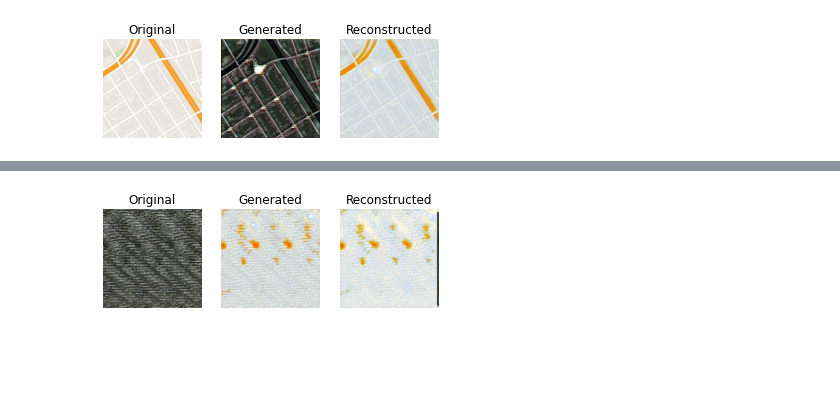
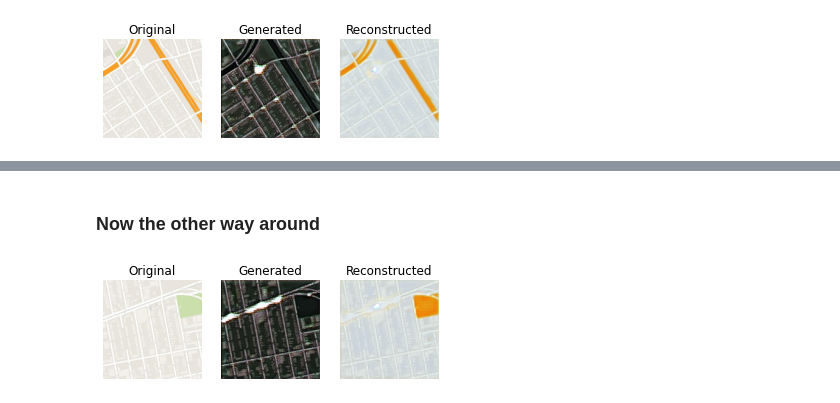
Before and after one commit to JunaedYounusKhan51/ENEL645, a Jupyter notebook: Assignment-3/cyclegan.ipynb, the cells around one changed output, grey strips where cells are left out. Saved outputs shown, nothing was run; the diff lists cells and outputs as text; code cells hidden in the pictures; blank space fills up the shorter version.

```diff
--- a/Assignment-3/cyclegan.ipynb
+++ b/Assignment-3/cyclegan.ipynb
@@ -564,0 +590,17 @@ show_plot(B_real, A_generated, B_reconstructed)
+# %%
+def show_plot(imagesX, imagesY1, imagesY2):
+	images = np.vstack((imagesX, imagesY1, imagesY2))
+	titles = ['Original', 'Generated', 'Reconstructed']
+	images = (images + 1) / 2.0
+
+	for i in range(len(images)):
+		plt.subplot(1, len(images), 1 + i)
+		plt.axis('off')
+		plt.imshow(images[i])
+		plt.title(titles[i])
+	plt.show()
+# %%
+# load the models
+custom_objs = {'InstanceNormalization': InstanceNormalization}
+model_AtoB = keras.models.load_model('maps_cyclegan_AtoB_005480.h5', custom_objs)
+model_BtoA = keras.models.load_model('maps_cyclegan_BtoA_005480.h5', custom_objs)
@@ -564,0 +618,12 @@ show_plot(B_real, A_generated, B_reconstructed)
+# %%
+TEST_IMG_PATH = 'datapath/maps/testA/1_A.jpg'
+test_image = keras.preprocessing.image.load_img(TEST_IMG_PATH)
+test_image = keras.preprocessing.image.img_to_array(test_image)
+test_image = keras.preprocessing.image.smart_resize(test_image, (256, 256), interpolation='bilinear')
+test_image_input = np.array([test_image])  # Convert single image to a batch.
+test_image_input = (test_image_input - 127.5) / 127.5
+
+# plot A->B->A
+monet_generated = model_AtoB.predict(test_image_input)
+photo_reconstructed = model_BtoA.predict(monet_generated)
+show_plot(test_image_input, monet_generated, photo_reconstructed)
@@ -565,14 +632,16 @@ show_plot(B_real, A_generated, B_reconstructed)
+# %% [markdown]
+### Now the other way around
 # %%
-#Load a single custom image
-test_image = keras.preprocessing.image.load_img('datapath/maps/testA/1_A.jpg')
+TEST_IMG_PATH = 'datapath/maps/testB/1_B.jpg'
+test_image = keras.preprocessing.image.load_img(TEST_IMG_PATH)
 test_image = keras.preprocessing.image.img_to_array(test_image)
-test_image = np.resize(test_image, [256, 256, 3])
+test_image = keras.preprocessing.image.smart_resize(test_image, (256, 256), interpolation='bilinear')
 test_image_input = np.array([test_image])  # Convert single image to a batch.
 test_image_input = (test_image_input - 127.5) / 127.5
 
 # plot B->A->B
-monet_generated = model_AtoB.predict(test_image_input)
+monet_generated = model_BtoA.predict(test_image_input)
 photo_reconstructed = model_AtoB.predict(monet_generated)
 show_plot(test_image_input, monet_generated, photo_reconstructed)
 # %% [output]
-[figure, old version]
+[figure, new version]
```
Also changed, not shown: parts of 7 cells of this notebook.
